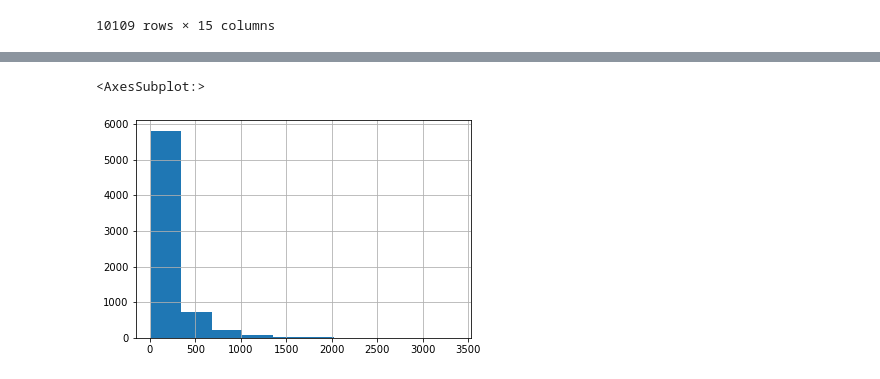
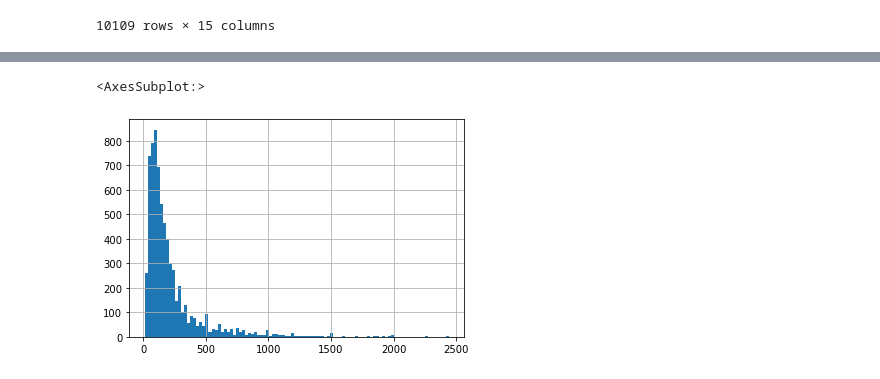
Before and after one commit to rezaganj/Capstone2-Airbnb-Price-Prediction, a Jupyter notebook: notebooks/airbnb_main.ipynb, the cells around one changed output, grey strips where cells are left out. Cells and saved outputs as stored; diff of their text form; code cells hidden in the pictures.

```diff
--- a/notebooks/airbnb_main.ipynb
+++ b/notebooks/airbnb_main.ipynb
@@ -161,5 +167,7 @@ clean_to_keep['price'] = clean_to_keep['price'].apply(lambda x: x.replace(',', '
 clean_to_keep['price'] = clean_to_keep['price'].astype('float64')
 # %%
 clean_to_keep['host_is_superhost'] = (clean_to_keep['host_is_superhost'] == 't')
+# %%
+clean_to_keep['host_identity_verified'] = (clean_to_keep['host_identity_verified'] == 't')
 # %%
 clean_to_keep['entire_home'] = (clean_to_keep['room_type'] == 'Entire home/apt')
@@ -199,8 +203,6 @@ clean_to_keep['bathrooms'].value_counts()
 17.0       1
 10.5       1
 Name: bathrooms, dtype: int64
-# %%
-clean_to_keep['has_availability'] = (clean_to_keep['has_availability'] == 't')
 # %%
 clean_to_keep['instant_bookable'] = (clean_to_keep['instant_bookable'] == 't')
 # %%
@@ -300,7 +295,6 @@ plt.xticks(rotation=90);
 [figure]
 # %%
 neighborhoods = pd.get_dummies(clean_to_keep['neighbourhood_cleansed'])
-neighborhoods['price'] = clean_to_keep['price']
 neighborhoods
 # %% [output]
 |  | 78701 | 78702 | 78703 | 78704 | 78705 | 78712 | 78717 | 78719 | 78721 | 78722 | ... | ... |
@@ -464,7 +458,7 @@ memory usage: 1.3 MB
 all_listings = pd.concat([clean_to_keep.drop(columns='price'), zipcode, amenities], axis=1)
 all_listings['price'] = clean_to_keep['price']
 # %%
-listings = all_listings[(all_listings['price'] >= 10) & (all_listings['price'] < 4000)]
+listings = all_listings[(all_listings['price'] >= 10) & (all_listings['price'] < 2500)]
 # %%
 listings = listings.dropna()
 listings.describe()
@@ -482,7 +476,7 @@ listings.describe()
 # %%
-listings['price'].hist()
+listings['price'].hist(bins=100)
 # %% [output]
 <AxesSubplot:>
-[figure, old version]
+[figure, new version]
 # %%
 X_train, X_test, y_train, y_test = train_test_split(listings.drop(columns='price'),
```
Also changed, not shown: parts of 85 cells of this notebook.
